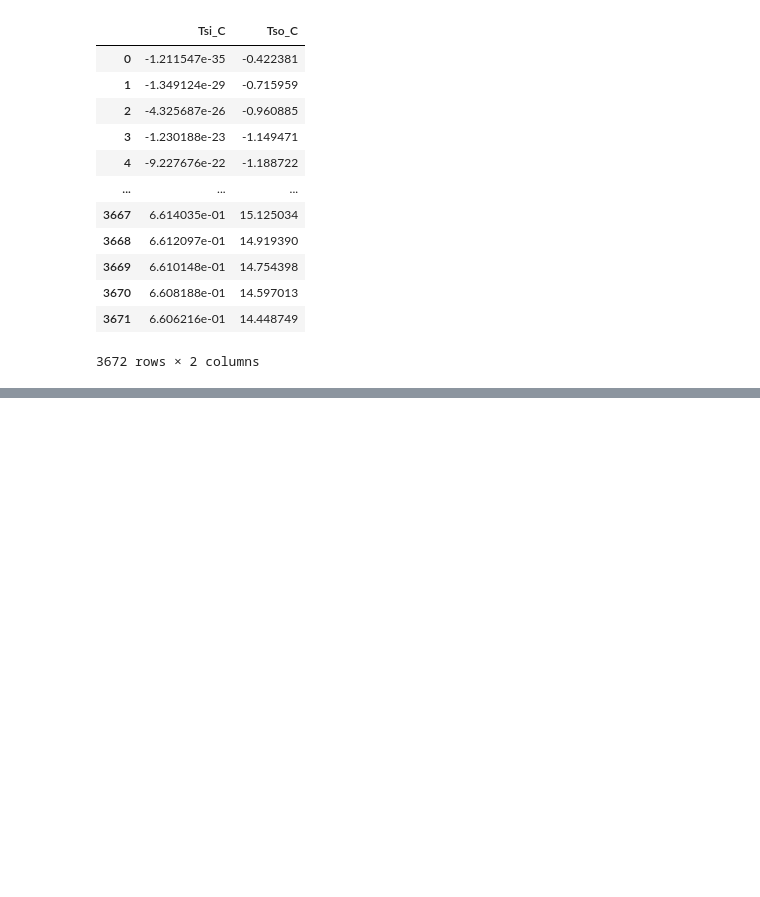
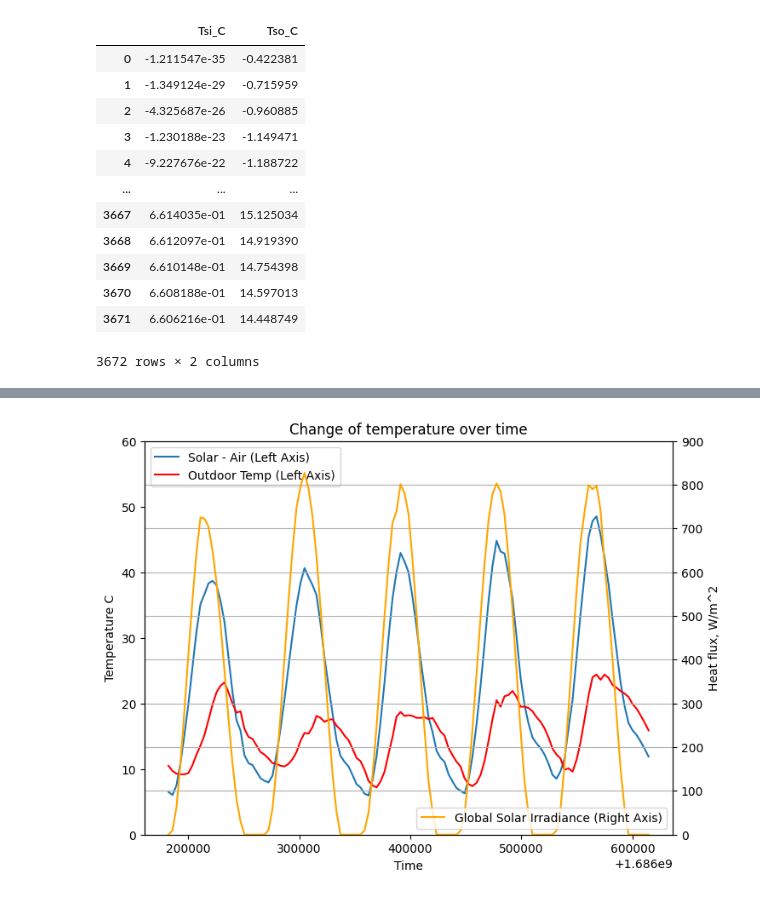
Before and after one commit to siimurik/SnowPit, a Jupyter notebook: Pandas_SnowStorage/testing.ipynb, the cells around one changed output, grey strips where cells are left out. Cells and saved outputs as stored; diff of their text form; code cells hidden in the pictures; blank space fills up the shorter version.

```diff
--- a/Pandas_SnowStorage/testing.ipynb
+++ b/Pandas_SnowStorage/testing.ipynb
@@ -261,0 +263,4 @@ Name: ALLSKY_SFC_SW_DWN, Length: 3672, dtype: float64
+# %%
+# Globalr solar irradiance W/m2
+df_Gsi = df_wo_nan_period_reset['ALLSKY_SFC_SW_DWN']
+df_Gsi
@@ -266,6 +284,6 @@ h = 22.7 # W/(m^2K)
 alpha = 0.8
 # Correction factor for horizontal surface
 T_cor_fact = 4.0 # °C
-df_T_sol_air =  alpha * df_Gh / h + df_air_temp - T_cor_fact
+df_T_sol_air =  alpha * df_Gsi / h + df_air_temp - T_cor_fact
 df_T_sol_air
 # %% [output]
@@ -883,0 +1201,15 @@ df3
+# %%
+# Define the time frame
+start_time = '2023-06-08T00:00'
+end_time = '2023-06-13T00:00'
+
+# Filter the DataFrame
+time_mask = (df_wo_nan_period_reset['time'] >= start_time) & (df_wo_nan_period_reset['time'] <= end_time)
+filtered_df = df_wo_nan_period_reset['time'].loc[time_mask]
+
+# Get the indices
+indices = filtered_df.index
+
+# Display the filtered DataFrame and indices
+print(filtered_df)
+print(indices)
@@ -883,0 +1248,26 @@ df3
+# %%
+# Generate the scatter plot
+fig, ax1 = plt.subplots(figsize=(8, 6))
+
+# Plot df_T_sol_air and df_Tso on the primary y-axis
+ax1.plot(df_time.loc[time_mask], df_T_sol_air.loc[time_mask], label='Solar - Air (Left Axis)')
+ax1.plot(df_time.loc[time_mask], df_air_temp.loc[time_mask], color = 'red', label='Outdoor Temp (Left Axis)')
+
+ax1.set_ylim(0.0, 60)
+ax1.set_xlabel('Time')
+ax1.set_ylabel('Temperature C')
+ax1.set_title('Change of temperature over time')
+ax1.legend(loc='upper left')
+
+# Create a secondary y-axis and plot df_Tsi on it
+ax2 = ax1.twinx()
+ax2.plot(df_time.loc[time_mask], df_Gsi.loc[time_mask], label='Global Solar Irradiance (Right Axis)', color='orange')
+
+# Set the y-axis range for the secondary y-axis
+ax2.set_ylim(0.0, 900)
+ax2.set_ylabel('Heat flux, W/m^2')
+ax2.legend(loc='lower right')
+plt.grid()
+plt.show()
+# %% [output]
+[figure, added]
```
Also changed, not shown: parts of 56 cells of this notebook, 1 other file.
